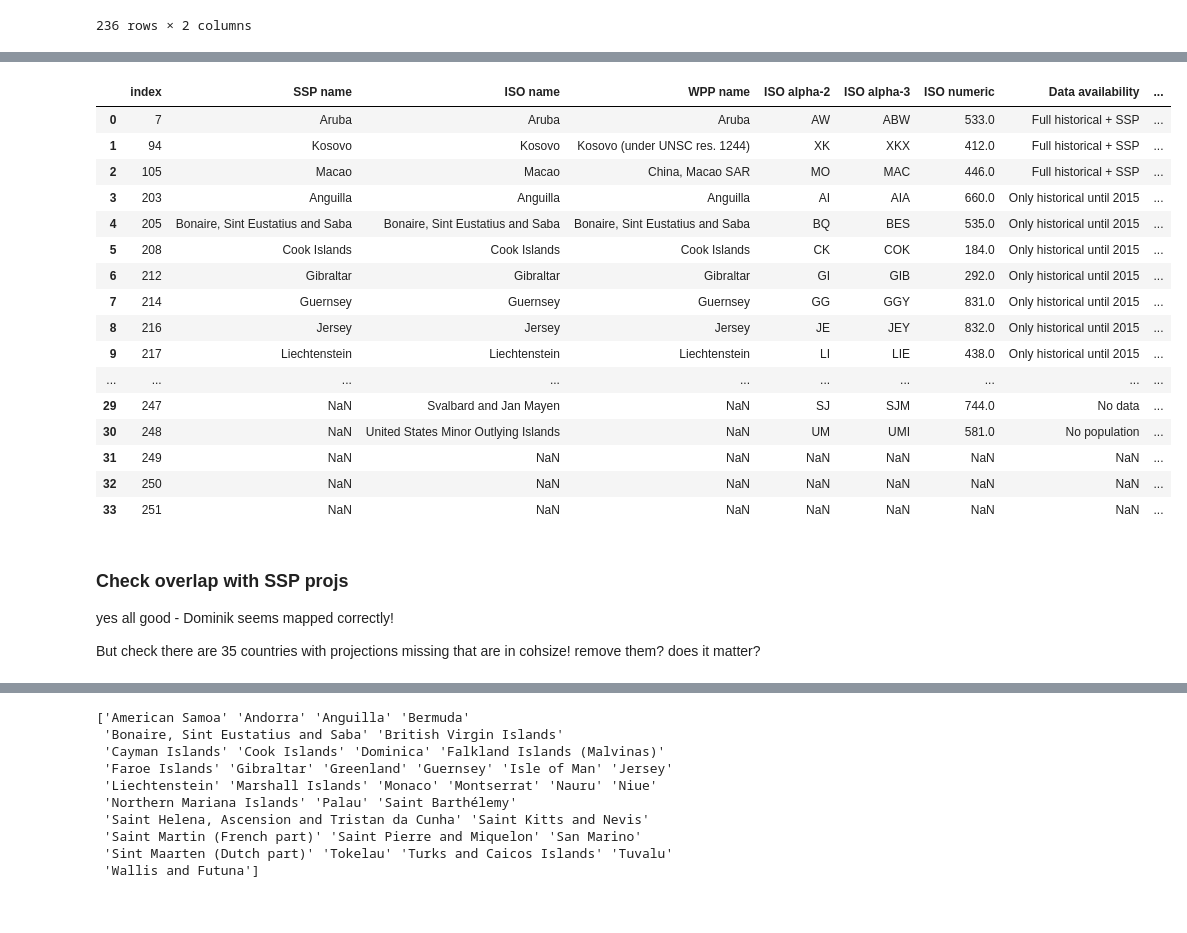
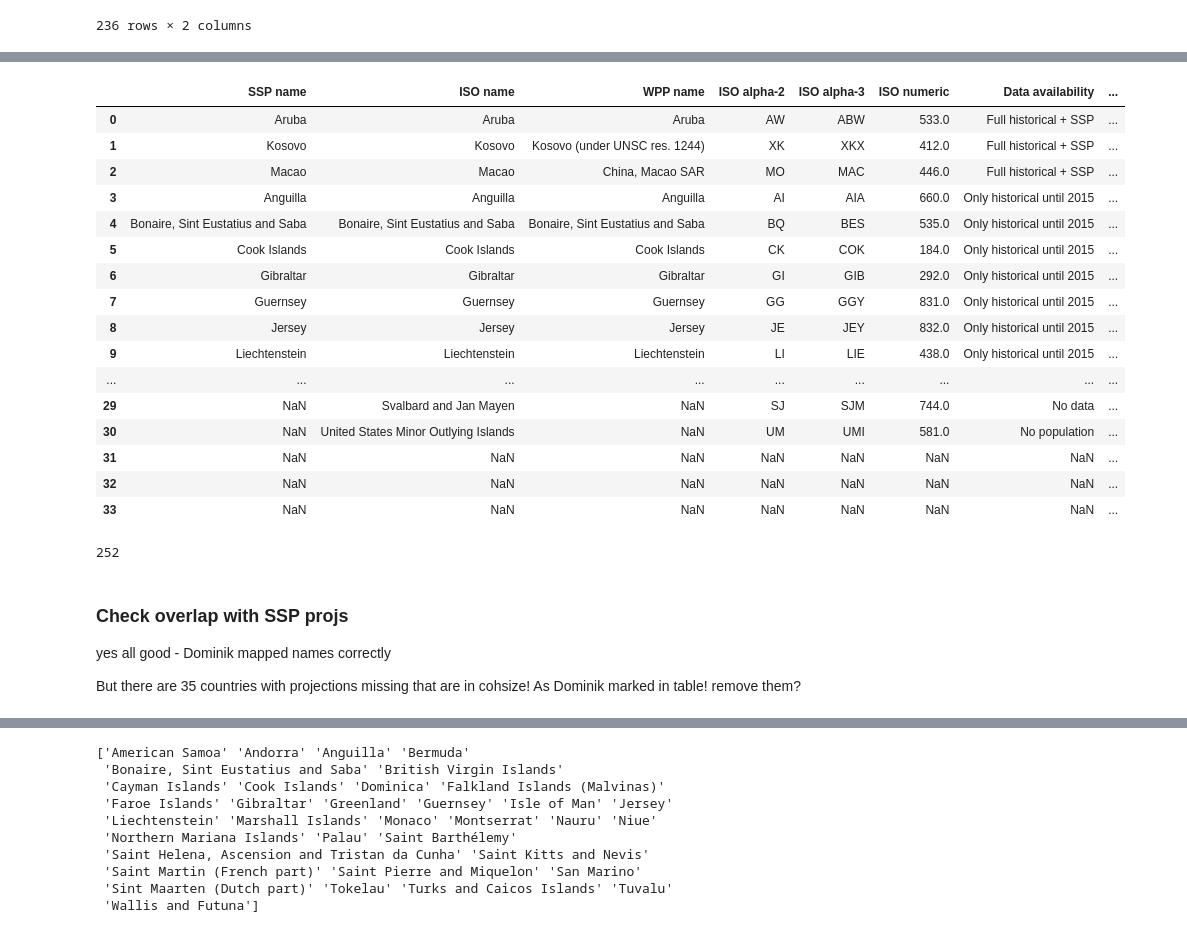
Before and after one commit to rosapietroiusti/dem4cli, a Jupyter notebook: development/dem4cli_v2-dev.ipynb, the cells around one changed output, grey strips where cells are left out. Drawn from its saved outputs; the diff is of its cells as text; code cells hidden in the pictures.

```diff
--- a/development/dem4cli_v2-dev.ipynb
+++ b/development/dem4cli_v2-dev.ipynb
@@ -621,5 +608,5 @@ pd.DataFrame(da_countrymasks.country.to_pandas())
 # %%
-df = df_lookuptable.merge(pd.DataFrame(da_countrymasks.country.to_pandas()), how='outer', left_on='ISO alpha-3', right_on='country')
+df = df_lookuptable.merge(pd.DataFrame(da_countrymasks.country.to_pandas().rename('iso3_mask')), how='outer', left_on='ISO alpha-3', right_on='country')
 # %%
 df
 # %% [output]
@@ -715,29 +705,33 @@ df[df[["SSP name", "WPP name", 0]].notna().all(axis=1)].reset_index().tail(40)
 # %%
-df[df[["SSP name", "WPP name", 0]].isna().any(axis=1)].reset_index()
+df[df[["SSP name", "WPP name", 'iso3_mask']].isna().any(axis=1)].reset_index(drop=True)
 # %% [output]
-|  | index | SSP name | ISO name | WPP name | ISO alpha-2 | ISO alpha-3 | ISO numeric | Data availability | ... |
-| 0 | 7 | Aruba | Aruba | Aruba | AW | ABW | 533.0 | Full historical + SSP | ... |
-| 1 | 94 | Kosovo | Kosovo | Kosovo (under UNSC res. 1244) | XK | XKX | 412.0 | Full historical + SSP | ... |
-| 2 | 105 | Macao | Macao | China, Macao SAR | MO | MAC | 446.0 | Full historical + SSP | ... |
-| 3 | 203 | Anguilla | Anguilla | Anguilla | AI | AIA | 660.0 | Only historical until 2015 | ... |
-| 4 | 205 | Bonaire, Sint Eustatius and Saba | Bonaire, Sint Eustatius and Saba | Bonaire, Sint Eustatius and Saba | BQ | BES | 535.0 | Only historical until 2015 | ... |
-| 5 | 208 | Cook Islands | Cook Islands | Cook Islands | CK | COK | 184.0 | Only historical until 2015 | ... |
-| 6 | 212 | Gibraltar | Gibraltar | Gibraltar | GI | GIB | 292.0 | Only historical until 2015 | ... |
-| 7 | 214 | Guernsey | Guernsey | Guernsey | GG | GGY | 831.0 | Only historical until 2015 | ... |
-| 8 | 216 | Jersey | Jersey | Jersey | JE | JEY | 832.0 | Only historical until 2015 | ... |
-| 9 | 217 | Liechtenstein | Liechtenstein | Liechtenstein | LI | LIE | 438.0 | Only historical until 2015 | ... |
-| ... | ... | ... | ... | ... | ... | ... | ... | ... | ... |
-| 29 | 247 | NaN | Svalbard and Jan Mayen | NaN | SJ | SJM | 744.0 | No data | ... |
-| 30 | 248 | NaN | United States Minor Outlying Islands | NaN | UM | UMI | 581.0 | No population | ... |
-| 31 | 249 | NaN | NaN | NaN | NaN | NaN | NaN | NaN | ... |
-| 32 | 250 | NaN | NaN | NaN | NaN | NaN | NaN | NaN | ... |
-| 33 | 251 | NaN | NaN | NaN | NaN | NaN | NaN | NaN | ... |
+|  | SSP name | ISO name | WPP name | ISO alpha-2 | ISO alpha-3 | ISO numeric | Data availability | ... |
+| 0 | Aruba | Aruba | Aruba | AW | ABW | 533.0 | Full historical + SSP | ... |
+| 1 | Kosovo | Kosovo | Kosovo (under UNSC res. 1244) | XK | XKX | 412.0 | Full historical + SSP | ... |
+| 2 | Macao | Macao | China, Macao SAR | MO | MAC | 446.0 | Full historical + SSP | ... |
+| 3 | Anguilla | Anguilla | Anguilla | AI | AIA | 660.0 | Only historical until 2015 | ... |
+| 4 | Bonaire, Sint Eustatius and Saba | Bonaire, Sint Eustatius and Saba | Bonaire, Sint Eustatius and Saba | BQ | BES | 535.0 | Only historical until 2015 | ... |
+| 5 | Cook Islands | Cook Islands | Cook Islands | CK | COK | 184.0 | Only historical until 2015 | ... |
+| 6 | Gibraltar | Gibraltar | Gibraltar | GI | GIB | 292.0 | Only historical until 2015 | ... |
+| 7 | Guernsey | Guernsey | Guernsey | GG | GGY | 831.0 | Only historical until 2015 | ... |
+| 8 | Jersey | Jersey | Jersey | JE | JEY | 832.0 | Only historical until 2015 | ... |
+| 9 | Liechtenstein | Liechtenstein | Liechtenstein | LI | LIE | 438.0 | Only historical until 2015 | ... |
+| ... | ... | ... | ... | ... | ... | ... | ... | ... |
+| 29 | NaN | Svalbard and Jan Mayen | NaN | SJ | SJM | 744.0 | No data | ... |
+| 30 | NaN | United States Minor Outlying Islands | NaN | UM | UMI | 581.0 | No population | ... |
+| 31 | NaN | NaN | NaN | NaN | NaN | NaN | NaN | ... |
+| 32 | NaN | NaN | NaN | NaN | NaN | NaN | NaN | ... |
+| 33 | NaN | NaN | NaN | NaN | NaN | NaN | NaN | ... |
+# %%
+218+34 # notna + anyna = all
+# %% [output]
+252
 # %% [markdown]
 ### Check overlap with SSP projs
 
-yes all good - Dominik seems mapped correctly!
+yes all good - Dominik mapped names correctly
 
-But check there are 35 countries with projections missing that are in cohsize! remove them? does it matter?
+But there are 35 countries with projections missing that are in cohsize! As Dominik marked in table! remove them?
 # %%
 df_cohort_sizes, ages, years = load_cohort_sizes(dir_cohortsizes, ssp=2, by_sex=False)
 df_cohort_sizes
```
Also changed, not shown: parts of 40 cells of this notebook, 2 other files.
